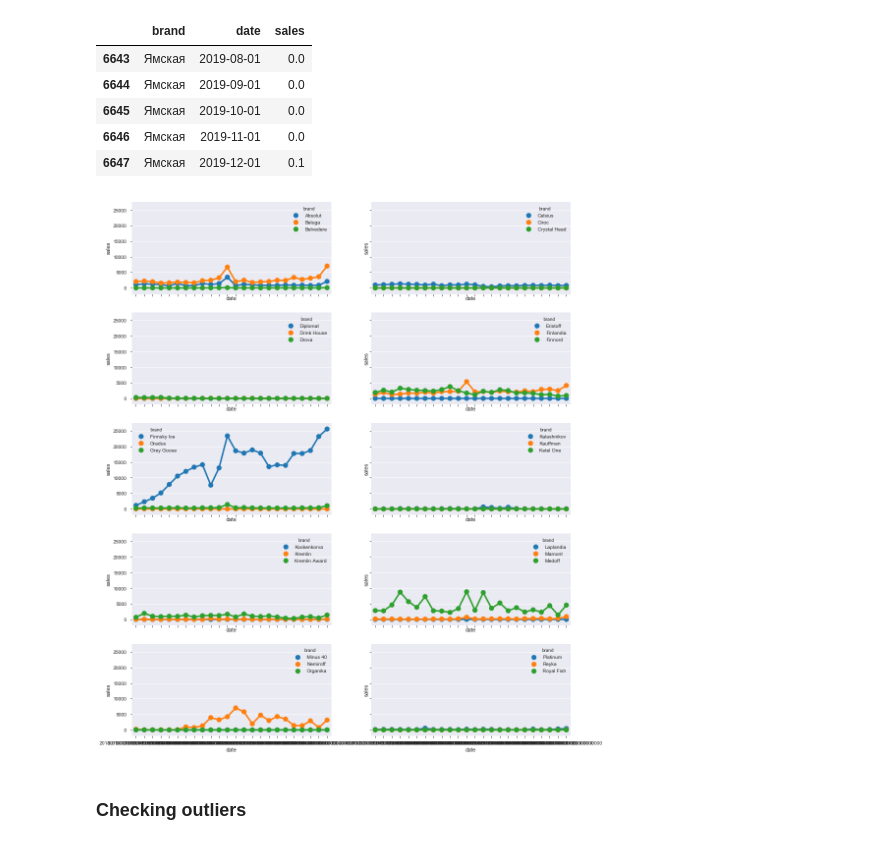
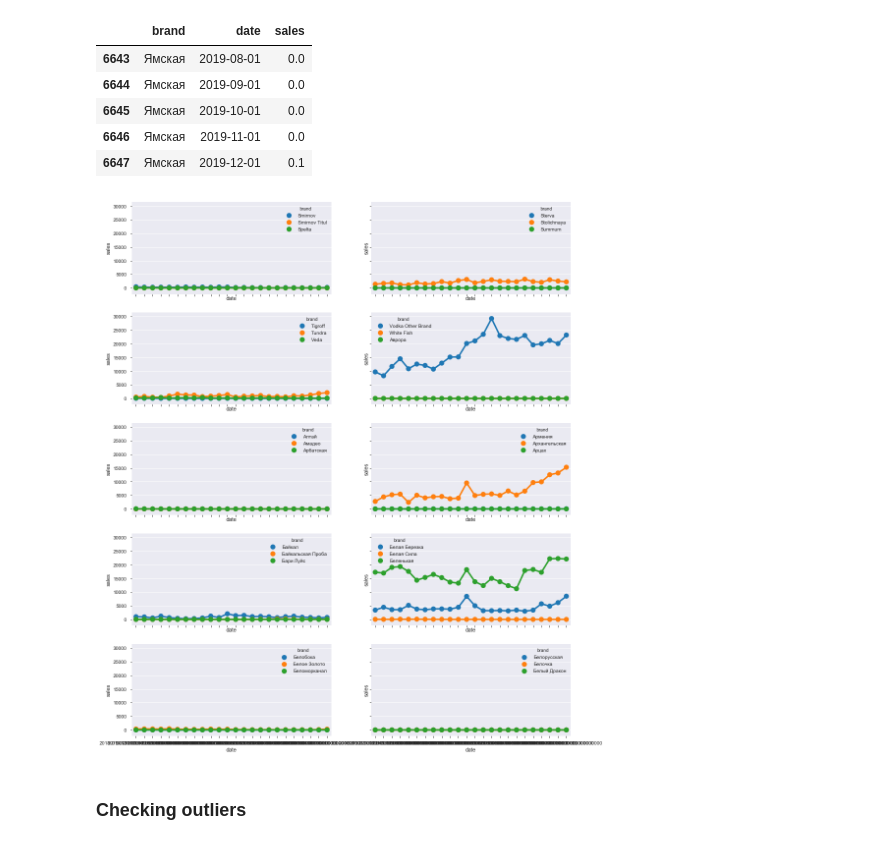
Before and after one commit to denis19973/projector-course_work, a Jupyter notebook: notebooks/EDA.ipynb, the cells around one changed output. Cells and saved outputs as stored; diff of their text form; code cells hidden in the pictures.

```diff
--- a/notebooks/EDA.ipynb
+++ b/notebooks/EDA.ipynb
@@ -75,7 +75,7 @@ grouped_by_address = pd.DataFrame(df.groupby(['address', 'date'])['sales'].sum()
 fig, axes = plt.subplots(nrows=5, ncols=2, sharex=True, sharey=True, figsize=(16,20))
 num_graph = 10
 id_per_graph = 72
-count = 0
+count = 10
 for i in range(5):
     for j in range(2):
         sns.pointplot(
@@ -104,20 +104,20 @@ grouped_by_brand.tail()
 # %%
 fig, axes = plt.subplots(nrows=5, ncols=2, sharex=True, sharey=True, figsize=(16,20))
 num_graph = 10
 id_per_graph = 72
-count = 0
+count = 10
 for i in range(5):
     for j in range(2):
         sns.pointplot(
             x='date',
             y='sales',
             hue='brand',
             data=grouped_by_brand.loc[(grouped_by_brand.index >= count*id_per_graph) & (grouped_by_brand.index < (count+1)*id_per_graph)],
             ax=axes[i][j],
         )
         count += 1
 # %% [output]
-[figure, old version]
+[figure, new version]
 # %% [markdown]
 ### Сhecking outliers
 # %%
```
Also changed, not shown: parts of 11 cells of this notebook.
